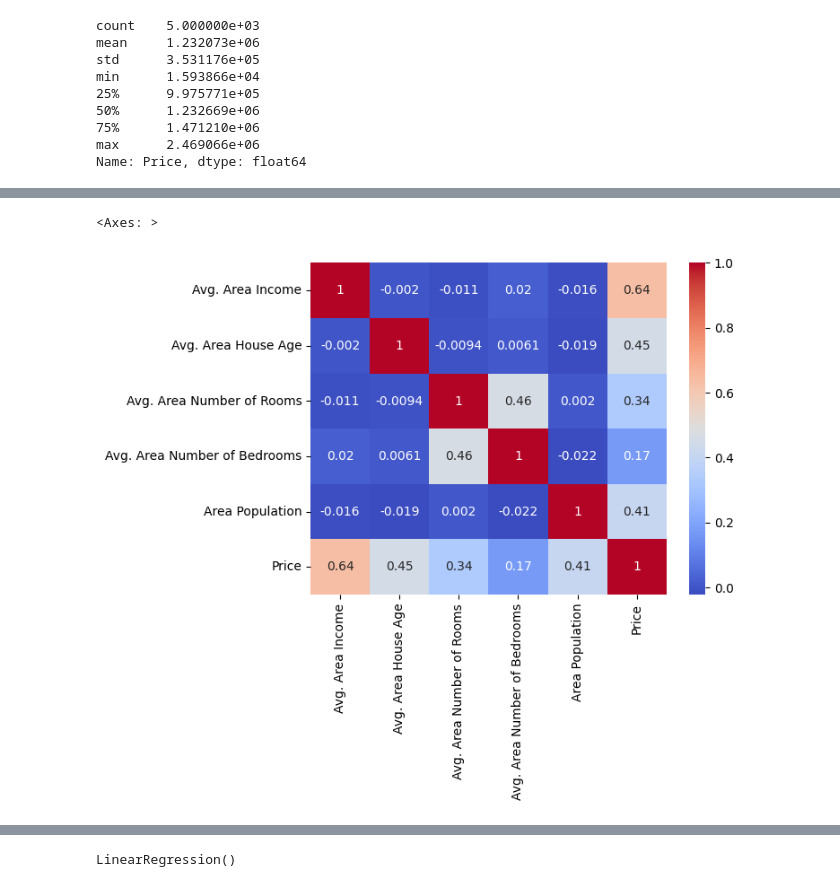
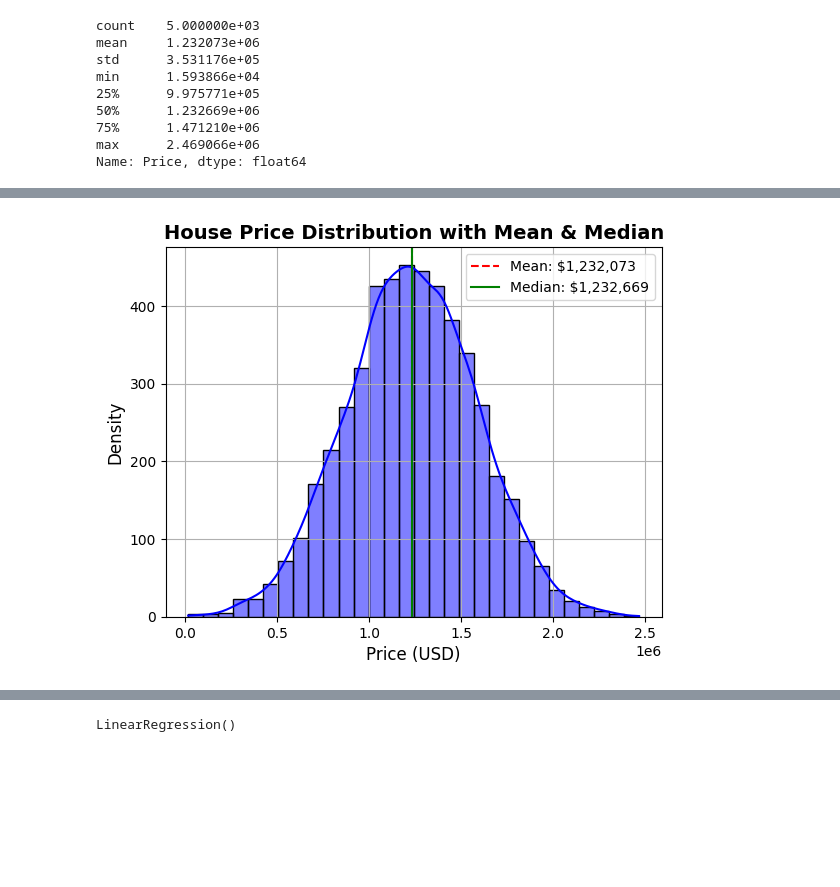
Before and after one commit to mohalkarushikesh/AI-ML-Engineer-Notes, a Jupyter notebook: Python-for-Data-Science-and-Machine-Learning-Bootcamp/Linear Regression /Linear Regression.ipynb, the cells around one changed output, grey strips where cells are left out. Drawn from its saved outputs; the diff is of its cells as text; code cells hidden in the pictures; blank space fills up the shorter version.

```diff
--- a/Python-for-Data-Science-and-Machine-Learning-Bootcamp/Linear Regression /Linear Regression.ipynb
+++ b/Python-for-Data-Science-and-Machine-Learning-Bootcamp/Linear Regression /Linear Regression.ipynb
@@ -78,5 +69,15 @@ plt.show()
-# %%
-sns.heatmap(df.select_dtypes(include='number').corr(), annot=True, cmap='coolwarm')  # Correlation heatmap
-# %% [output]
-<Axes: >
-[figure, removed]
+# %%
+mean_price = df['Price'].mean()
+median_price = df['Price'].median()
+
+sns.histplot(x=df['Price'], kde=True, bins=30, color="blue", edgecolor='black')
+plt.axvline(mean_price, color='red', linestyle='--', label=f'Mean: ${mean_price:,.0f}')
+plt.axvline(median_price, color='green', linestyle='-', label=f'Median: ${median_price:,.0f}')
+plt.xlabel('Price (USD)', fontsize=12)
+plt.ylabel('Density', fontsize=12)
+plt.title('House Price Distribution with Mean & Median', fontsize=14, fontweight='bold')
+plt.legend()
+plt.grid(True)
+plt.show()
+# %% [output]
+[figure, added]
```
Also changed, not shown: parts of 2 cells of this notebook.
